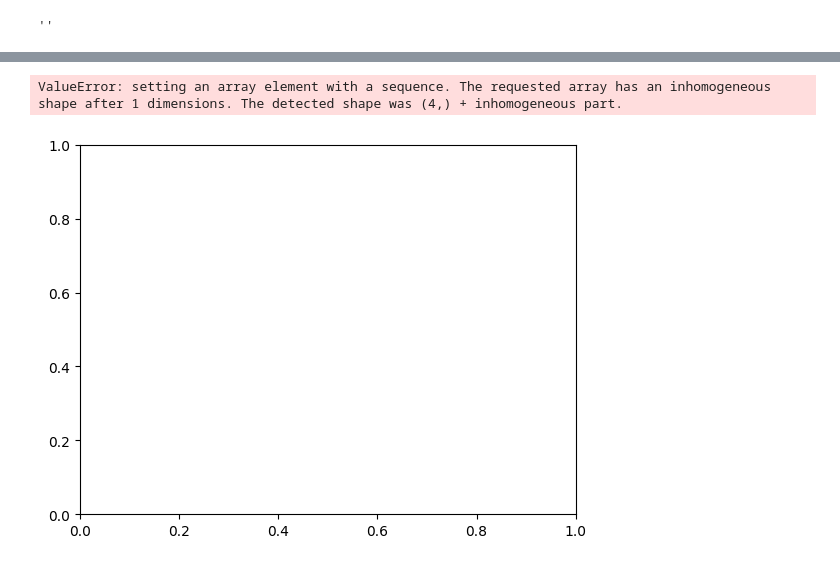
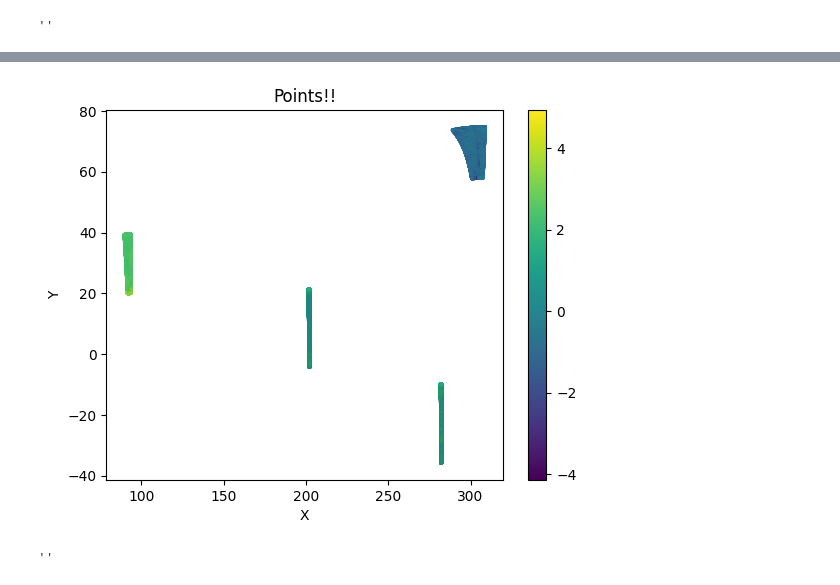
Before and after one commit to litchiham/Clairvoyant, a Jupyter notebook: code/test3.ipynb, the cells around one changed output, grey strips where cells are left out. Cells and saved outputs as stored; diff of their text form; code cells hidden in the pictures.

```diff
--- a/code/test3.ipynb
+++ b/code/test3.ipynb
@@ -42,7 +42,7 @@ result = []
 # 匹配所有以 _processed.pkl 结尾的文件
 for name in glob.glob(os.path.join(config.py_path , 'predicted' , '*_predicted.pkl')):
     filename = os.path.basename(name)
-    cube_name = filename[:-len('_processed.pkl')]
+    cube_name = filename[:-len('_predicted.pkl')]
     result.append(cube_name)
 print(result)
 lats = np.zeros(0)
@@ -81,2 +81,2 @@ input("Press Enter to continue...")
+[figure, new version]
-ValueError: setting an array element with a sequence. The requested array has an inhomogeneous shape after 1 dimensions. The detected shape was (4,) + inhomogeneous part.
+''
-[figure, old version]
```
Also changed, not shown: parts of 2 cells of this notebook, 1 other file.
